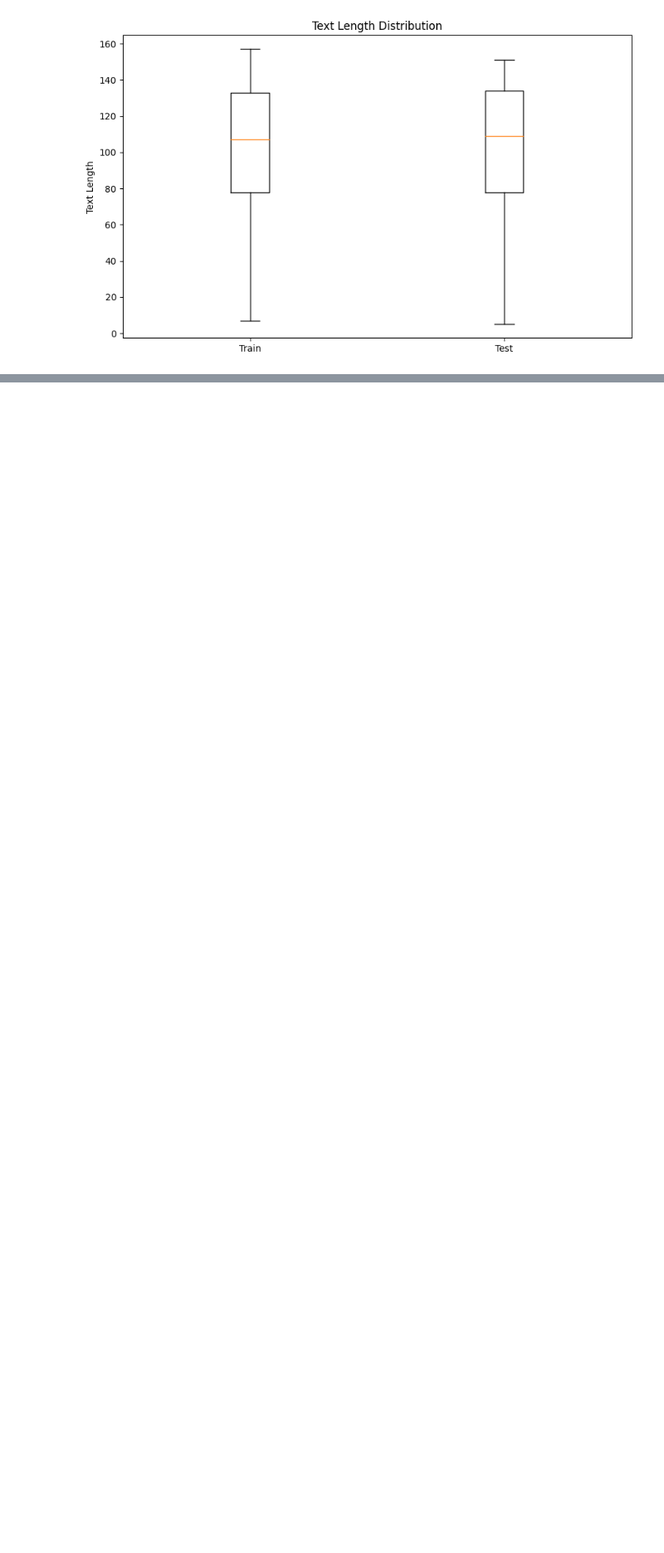
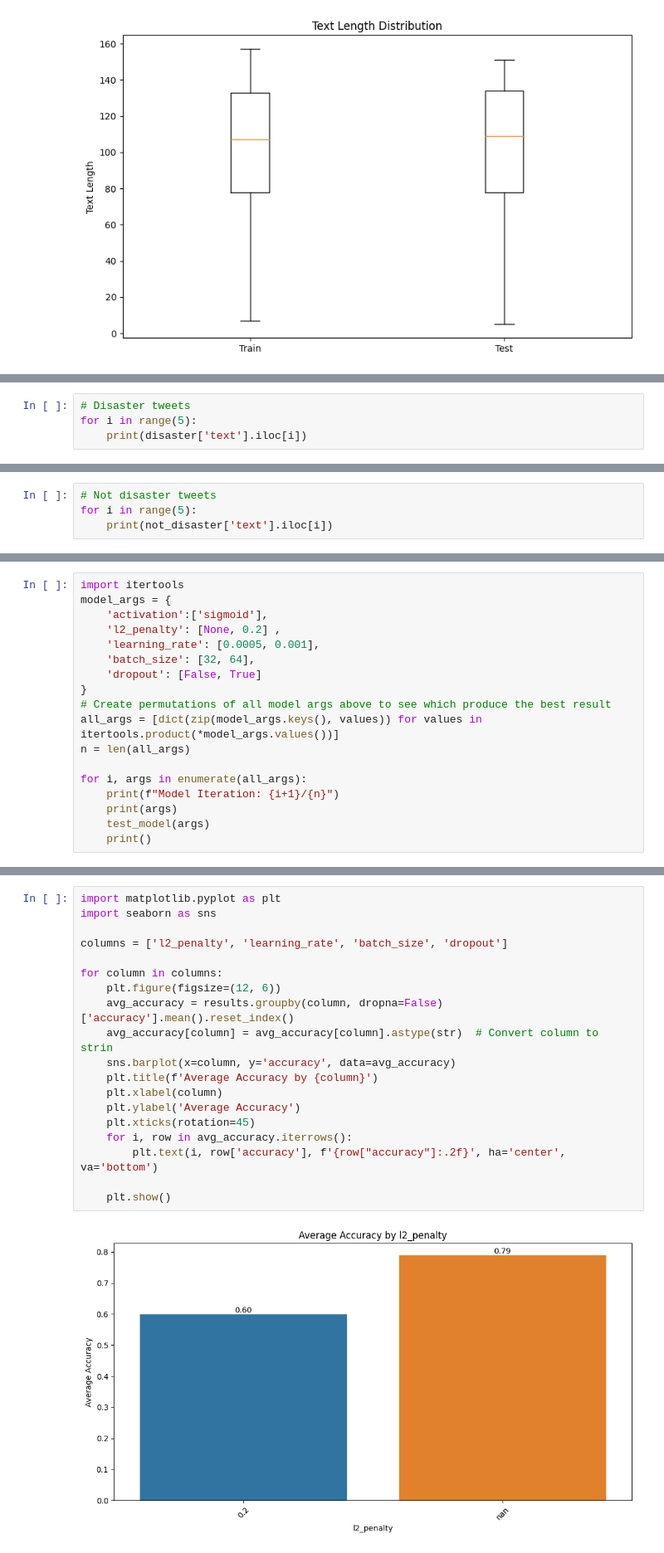
Before and after one commit to iffigueroa/kaggle-competitions, a Jupyter notebook: disaster-tweets-nlp.ipynb, the cells around one changed output, grey strips where cells are left out. Shown at 83% size. Saved outputs shown, nothing was run; the diff lists cells and outputs as text; blank space fills up the shorter version.

```diff
--- a/disaster-tweets-nlp.ipynb
+++ b/disaster-tweets-nlp.ipynb
@@ -126,0 +129,4 @@ Build and train your sequential neural network model (You may use any RNN family
+# %%
+# Disaster tweets
+for i in range(5):
+    print(disaster['text'].iloc[i])
@@ -126,0 +139,4 @@ Build and train your sequential neural network model (You may use any RNN family
+# %%
+# Not disaster tweets
+for i in range(5):
+    print(not_disaster['text'].iloc[i])
@@ -126,0 +311,18 @@ Build and train your sequential neural network model (You may use any RNN family
+# %%
+import itertools
+model_args = {
+    'activation':['sigmoid'],
+    'l2_penalty': [None, 0.2] ,
+    'learning_rate': [0.0005, 0.001],
+    'batch_size': [32, 64],
+    'dropout': [False, True]
+}
+# Create permutations of all model args above to see which produce the best result
+all_args = [dict(zip(model_args.keys(), values)) for values in itertools.product(*model_args.values())]
+n = len(all_args)
+
+for i, args in enumerate(all_args):
+    print(f"Model Iteration: {i+1}/{n}")
+    print(args)
+    test_model(args)
+    print()
@@ -126,0 +488,21 @@ Build and train your sequential neural network model (You may use any RNN family
+# %%
+import matplotlib.pyplot as plt
+import seaborn as sns
+
+columns = ['l2_penalty', 'learning_rate', 'batch_size', 'dropout']
+
+for column in columns:
+    plt.figure(figsize=(12, 6))
+    avg_accuracy = results.groupby(column, dropna=False)['accuracy'].mean().reset_index()
+    avg_accuracy[column] = avg_accuracy[column].astype(str)  # Convert column to strin
+    sns.barplot(x=column, y='accuracy', data=avg_accuracy)
+    plt.title(f'Average Accuracy by {column}')
+    plt.xlabel(column)
+    plt.ylabel('Average Accuracy')
+    plt.xticks(rotation=45)
+    for i, row in avg_accuracy.iterrows():
+        plt.text(i, row['accuracy'], f'{row["accuracy"]:.2f}', ha='center', va='bottom')
+
+    plt.show()
+# %% [output]
+[figure, added]
```
Also changed, not shown: parts of 48 cells of this notebook.
